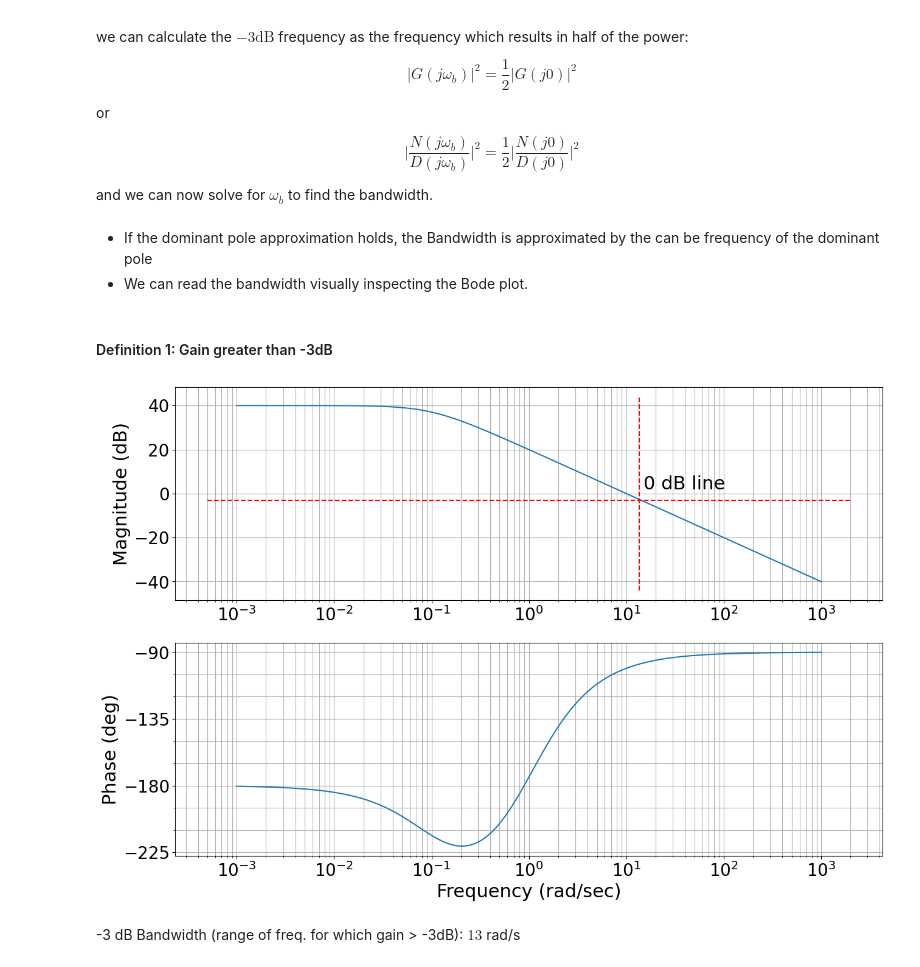
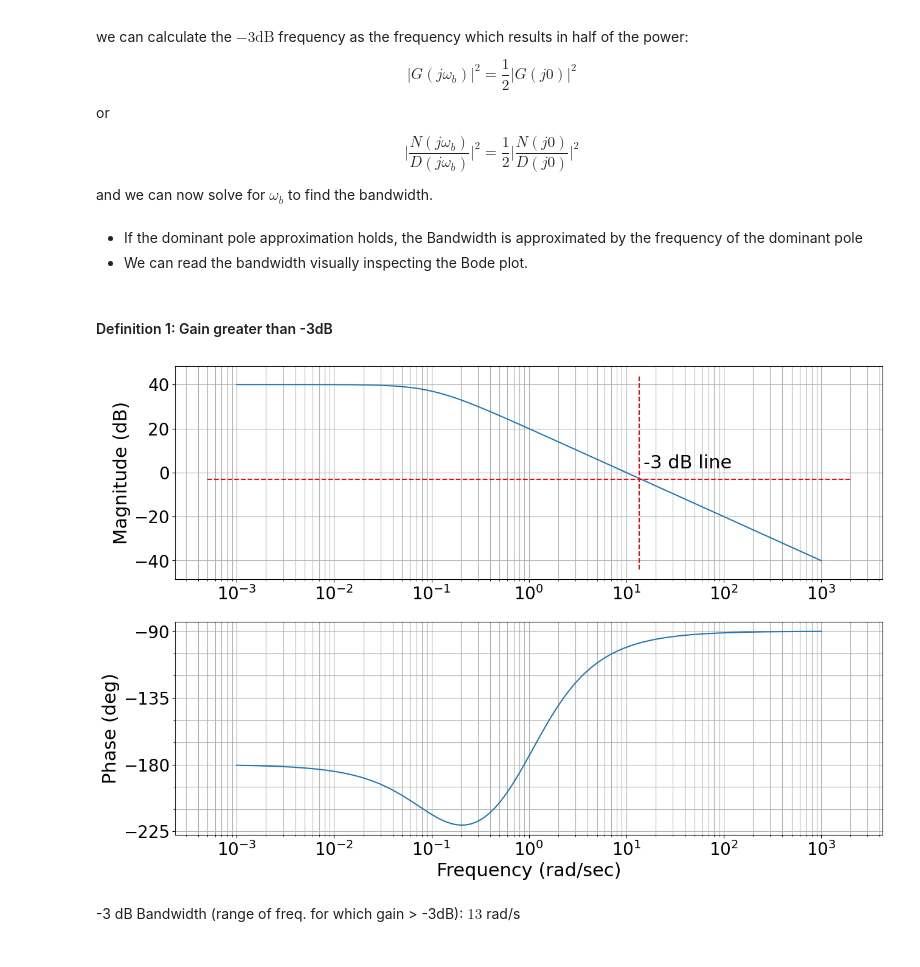
Before and after one commit to andreamunafo/feedback_control, a Jupyter notebook: nbs/06_Intro_to_freq_response_and_bode_plots.ipynb, the cells around one changed output. Saved outputs shown, nothing was run; the diff lists cells and outputs as text; code cells hidden in the pictures.

```diff
--- a/nbs/06_Intro_to_freq_response_and_bode_plots.ipynb
+++ b/nbs/06_Intro_to_freq_response_and_bode_plots.ipynb
@@ -1058,25 +1065,25 @@ $$
 
 and we can now solve for $\omega_b$ to find the bandwidth.
 # %% [markdown]
-- If the dominant pole approximation holds, the Bandwidth is approximated by the can be frequency of the dominant pole
+- If the dominant pole approximation holds, the Bandwidth is approximated by the frequency of the dominant pole
 - We can read the bandwidth visually inspecting the Bode plot.
 # %% [markdown]
 #### Definition 1: Gain greater than -3dB
 # %%
 fig, axs = plt.subplots(2, 1, figsize=(15,10))
 num = [10, 10]
 den = [1, -0.9, -0.1]
 control.bode_plot(control.tf(num, den), dB=True, omega_limits=(0.001, 1000));
 
 
 ax1,ax2 = plt.gcf().axes     # get subplot axes
 
 plt.sca(ax1)                 # magnitude plot
 plt.plot(plt.xlim(),[-3, -3],'r--')
 plt.plot([13.5, 13.5],plt.ylim(),'r--')
-plt.text(15, 2, "0 dB line");
+plt.text(15, 2, "-3 dB line");
 # %% [output]
-[figure, old version]
+[figure, new version]
 # %% [markdown]
 -3 dB Bandwidth (range of freq. for which gain > -3dB): $13$ rad/s
 # %% [markdown]
```
Also changed, not shown: parts of 7 cells of this notebook, 4 other files.
